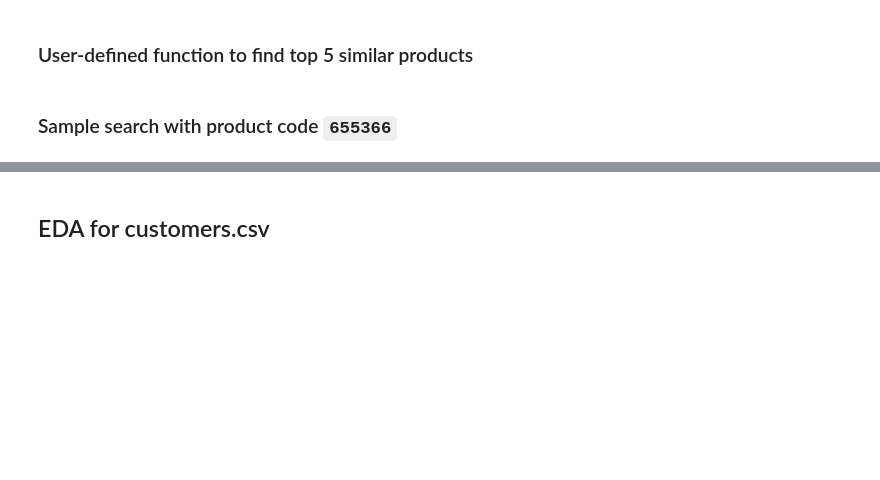
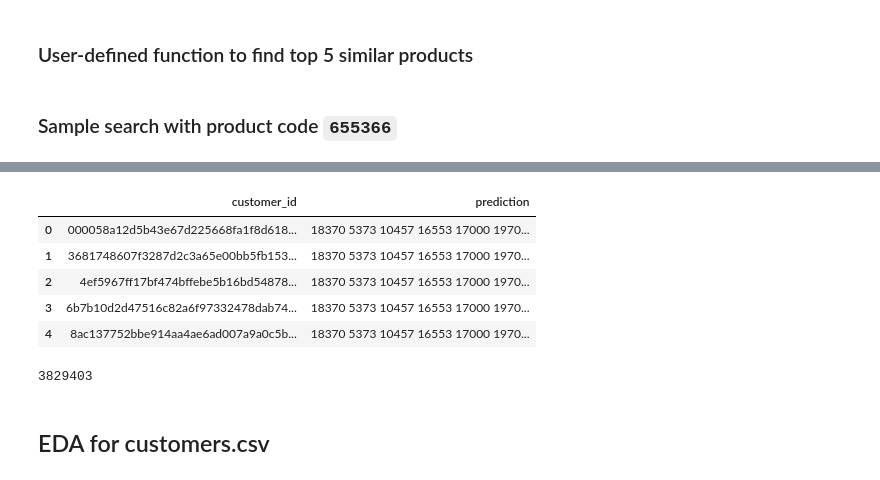
Before and after one commit to ChitThuShine/baseline-rs, a Jupyter notebook: notebookd4e5227f60.ipynb, the cells around one changed output, grey strips where cells are left out. Drawn from its saved outputs; the diff is of its cells as text; code cells hidden in the pictures; blank space fills up the shorter version.

```diff
--- a/notebookd4e5227f60.ipynb
+++ b/notebookd4e5227f60.ipynb
@@ -162,0 +224,15 @@ recommended_products_dict
+# %%
+merged_article_df = pd.merge(article_ids, merged_df, how='left', on = 'article_id')[['customer_id', 'prediction']]
+# %%
+merged_article_df.head()
+# %% [output]
+|  | customer_id | prediction |
+| 0 | 000058a12d5b43e67d225668fa1f8d618... | 18370 5373 10457 16553 17000 1970... |
+| 1 | 3681748607f3287d2c3a65e00bb5fb153... | 18370 5373 10457 16553 17000 1970... |
+| 2 | 4ef5967ff17bf474bffebe5b16bd54878... | 18370 5373 10457 16553 17000 1970... |
+| 3 | 6b7b10d2d47516c82a6f97332478dab74... | 18370 5373 10457 16553 17000 1970... |
+| 4 | 8ac137752bbe914aa4ae6ad007a9a0c5b... | 18370 5373 10457 16553 17000 1970... |
+# %%
+len(merged_article_df)
+# %% [output]
+3829403
```
Also changed, not shown: parts of 29 cells of this notebook.
